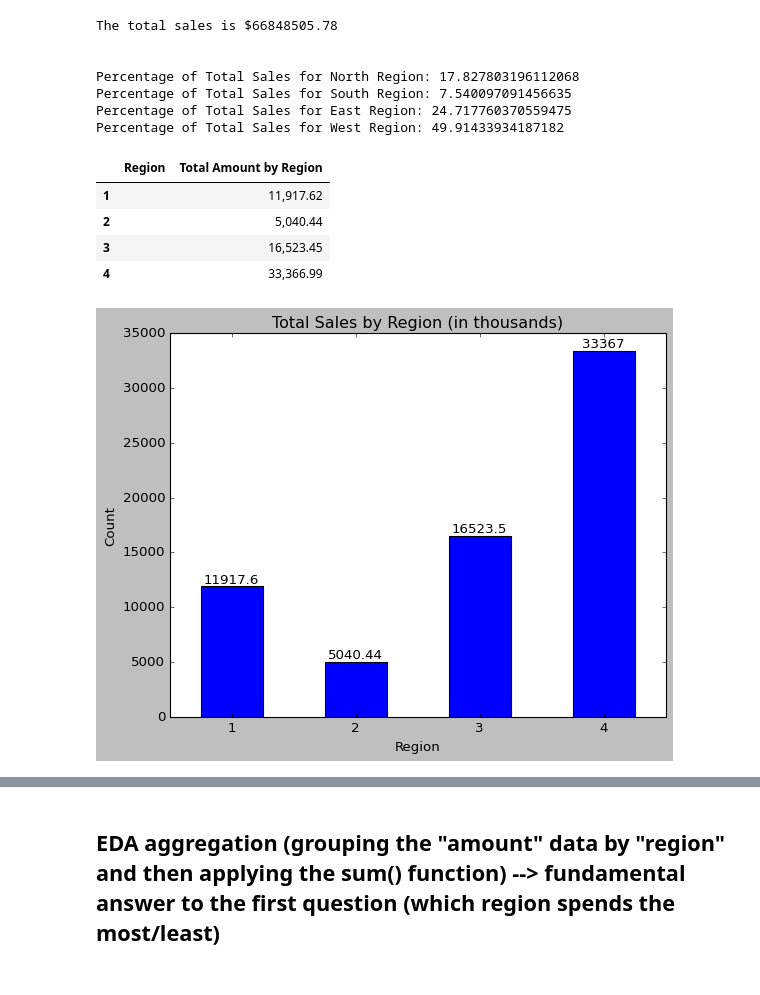
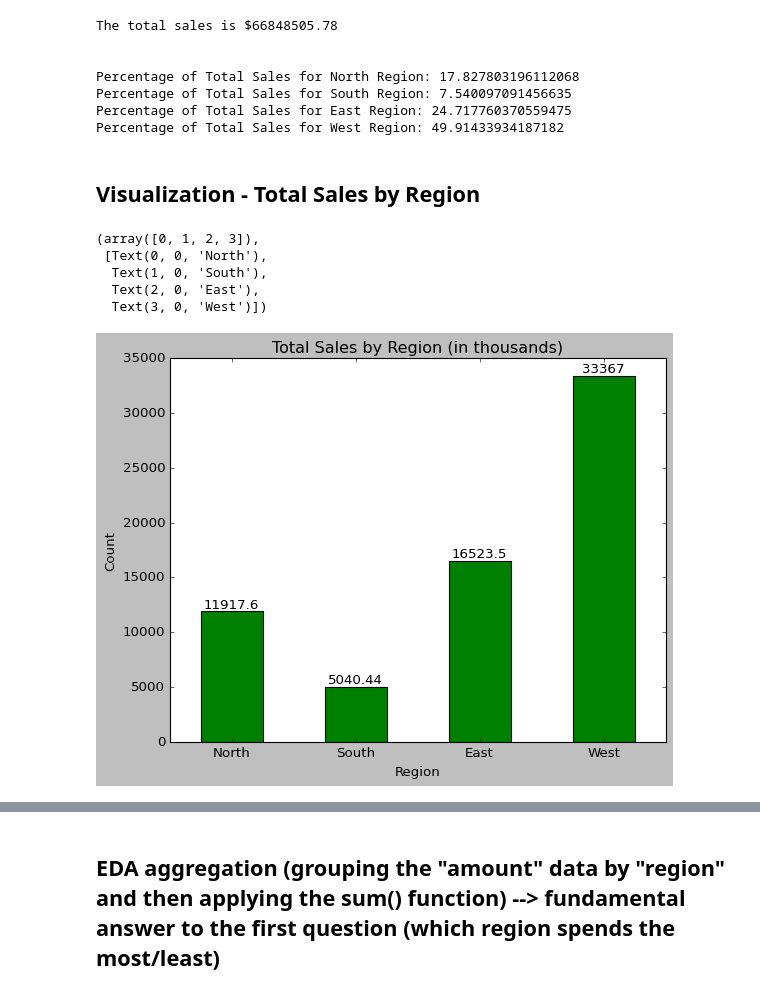
Before and after one commit to dreakian/DACP_XTOL_materials, a Jupyter notebook: current_Course_One_Project_Notebook.ipynb, the cells around one changed output, grey strips where cells are left out. Drawn from its saved outputs; the diff is of its cells as text; code cells hidden in the pictures.

```diff
--- a/current_Course_One_Project_Notebook.ipynb
+++ b/current_Course_One_Project_Notebook.ipynb
@@ -424,0 +532,11 @@ Name: region, dtype: float64
+# %%
+e = {"Age groups": ["", "", ""], "Total Amount by Age groups": [32418.20, 29745.95, 4684.35]}
+
+df_6 = pd.DataFrame(data=e, index=["18-30", "31-60", "61-90"])
+
+ax = df_6.plot(kind="bar", color= "red", xlabel="Age groups", ylabel="Count", title="Total Sales by Age groups (in thousands)", legend=False)
+
+for container in ax.containers:
+    ax.bar_label(container)
+
+plt.xticks(rotation=360)
@@ -463,25 +585,25 @@ Percentage of Total Sales for North Region: 17.827803196112068
 Percentage of Total Sales for South Region: 7.540097091456635
 Percentage of Total Sales for East Region: 24.717760370559475
 Percentage of Total Sales for West Region: 49.91433934187182
+# %% [markdown]
+## Visualization - Total Sales by Region
 # %%
 d = {"Region": ["", "", "", ""], "Total Amount by Region": [11917.62, 5040.44, 16523.45, 33366.99]}
 
-df_4 = pd.DataFrame(data=d, index=[1, 2, 3, 4])
+df_4 = pd.DataFrame(data=d, index=["North", "South", "East", "West"])
 
-ax = df_4.plot(kind="bar", xlabel="Region", ylabel="Count", title="Total Sales by Region (in thousands)", legend=False)
+ax = df_4.plot(kind="bar", xlabel="Region", ylabel="Count", title="Total Sales by Region (in thousands)", legend=False, color="green")
 
 for container in ax.containers:
     ax.bar_label(container)
 
 plt.xticks(rotation=360)
-
-df_4
 # %% [output]
-|  | Region | Total Amount by Region |
-| 1 |  | 11,917.62 |
-| 2 |  | 5,040.44 |
-| 3 |  | 16,523.45 |
-| 4 |  | 33,366.99 |
+(array([0, 1, 2, 3]),
+ [Text(0, 0, 'North'),
+  Text(1, 0, 'South'),
+  Text(2, 0, 'East'),
+  Text(3, 0, 'West')])
-[figure, old version]
+[figure, new version]
 # %%
 # data["amount_bin"] = pd.cut(data["amount"], bins=3, labels=["$0-1000", "$1000-2000", "$2000-3000"])
```
Also changed, not shown: parts of 72 cells of this notebook.
